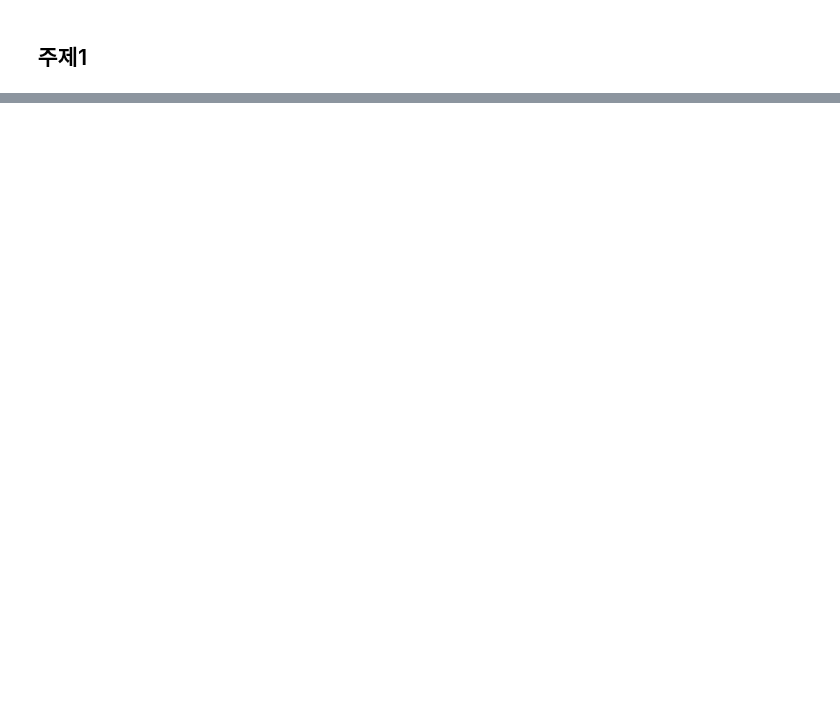
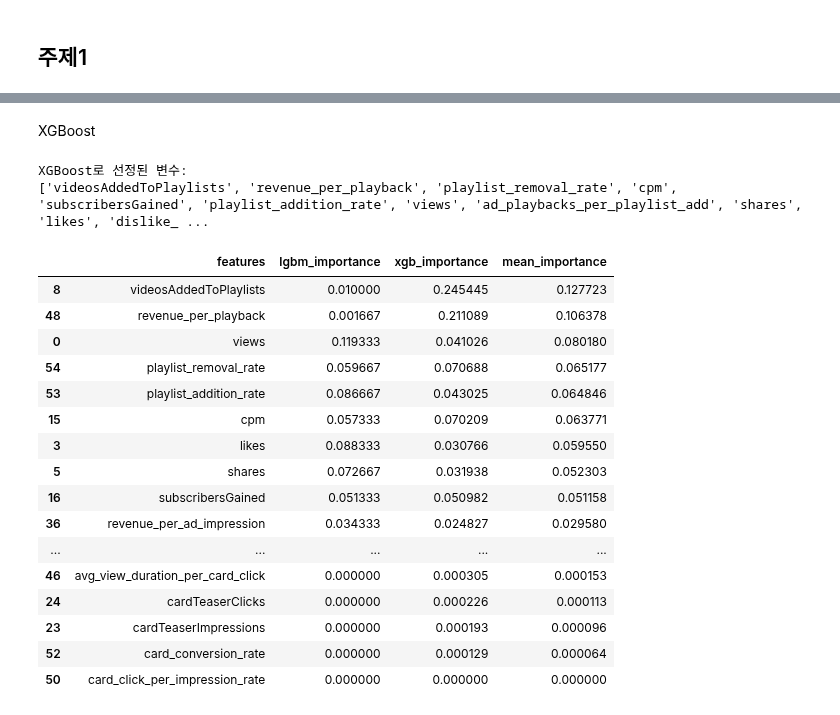
Before and after one commit to kkwann/awake, a Jupyter notebook: 6.Final_Report.ipynb, the cells around one changed output, grey strips where cells are left out. Cells and saved outputs as stored; diff of their text form; code cells hidden in the pictures; blank space fills up the shorter version.

```diff
--- a/6.Final_Report.ipynb
+++ b/6.Final_Report.ipynb
@@ -718,0 +1189,17 @@ y_result_df[y_result_df['y_label']==0][y_result_df[y_result_df['y_label']==0]['c
+# %%
+import lightgbm as lgb
+
+# LightGBM 모델 학습
+lgb_model = lgb.LGBMRegressor(random_state=42)
+lgb_model.fit(X_train_resampled[selected_features_by_lasso], y_train_resampled)
+
+# 변수 중요도 추출
+importances = lgb_model.feature_importances_
+feature_importance_lgbm = pd.Series(importances, index=selected_features_by_lasso).sort_values(ascending=False)
+
+# 중요도 0.001 이상 변수 선정
+feature_importance_lgbm = feature_importance_lgbm / feature_importance_lgbm.sum() ## 중요도 정규화
+selected_features_by_lgbm = list(feature_importance_lgbm[feature_importance_lgbm >= 0.005].keys())
+
+# 중요한 변수 출력
+print(f"LightGBM으로 선정된 변수: \n{selected_features_by_lgbm}")
@@ -718,0 +1215,50 @@ y_result_df[y_result_df['y_label']==0][y_result_df[y_result_df['y_label']==0]['c
+# %% [markdown]
+XGBoost
+# %%
+import xgboost as xgb
+
+# XGBoost 모델 학습
+xgb_model = xgb.XGBRegressor(random_state=42)
+xgb_model.fit(X_train_resampled[selected_features_by_lasso], y_train_resampled)
+
+# 변수 중요도 추출
+importances = xgb_model.feature_importances_
+feature_importance_xgb = pd.Series(importances, index=selected_features_by_lasso).sort_values(ascending=False)
+
+# 중요도 0.001 이상 변수 선정
+selected_features_by_xgb = list(feature_importance_xgb[feature_importance_xgb >= 0.001].keys())
+
+# 중요한 변수 출력
+print(f"XGBoost로 선정된 변수: \n{selected_features_by_xgb}")
+# %% [output]
+XGBoost로 선정된 변수:
+['videosAddedToPlaylists', 'revenue_per_playback', 'playlist_removal_rate', 'cpm', 'subscribersGained', 'playlist_addition_rate', 'views', 'ad_playbacks_per_playlist_add', 'shares', 'likes', 'dislike_ ...
+# %%
+# 비선형모델 활용 변수 선정
+importances_df = pd.DataFrame({
+    'features': selected_features_by_lasso,
+    'lgbm_importance': lgb_model.feature_importances_,
+    'xgb_importance': xgb_model.feature_importances_
+})
+importances_df['lgbm_importance'] = importances_df['lgbm_importance'] / importances_df['lgbm_importance'].sum() ## 다른 모델과 중요도 단위 다르기 때문에 정규화
+importances_df['mean_importance'] = importances_df[['lgbm_importance', 'xgb_importance']].mean(axis=1) ## 각 변수별 모델 중요도 평균
+# %%
+importances_df.sort_values('mean_importance',ascending=False)
+# %% [output]
+|  | features | lgbm_importance | xgb_importance | mean_importance |
+| 8 | videosAddedToPlaylists | 0.010000 | 0.245445 | 0.127723 |
+| 48 | revenue_per_playback | 0.001667 | 0.211089 | 0.106378 |
+| 0 | views | 0.119333 | 0.041026 | 0.080180 |
+| 54 | playlist_removal_rate | 0.059667 | 0.070688 | 0.065177 |
+| 53 | playlist_addition_rate | 0.086667 | 0.043025 | 0.064846 |
+| 15 | cpm | 0.057333 | 0.070209 | 0.063771 |
+| 3 | likes | 0.088333 | 0.030766 | 0.059550 |
+| 5 | shares | 0.072667 | 0.031938 | 0.052303 |
+| 16 | subscribersGained | 0.051333 | 0.050982 | 0.051158 |
+| 36 | revenue_per_ad_impression | 0.034333 | 0.024827 | 0.029580 |
+| ... | ... | ... | ... | ... |
+| 46 | avg_view_duration_per_card_click | 0.000000 | 0.000305 | 0.000153 |
+| 24 | cardTeaserClicks | 0.000000 | 0.000226 | 0.000113 |
+| 23 | cardTeaserImpressions | 0.000000 | 0.000193 | 0.000096 |
+| 52 | card_conversion_rate | 0.000000 | 0.000129 | 0.000064 |
+| 50 | card_click_per_impression_rate | 0.000000 | 0.000000 | 0.000000 |
```
Also changed, not shown: parts of 142 cells of this notebook, 1 other file.
